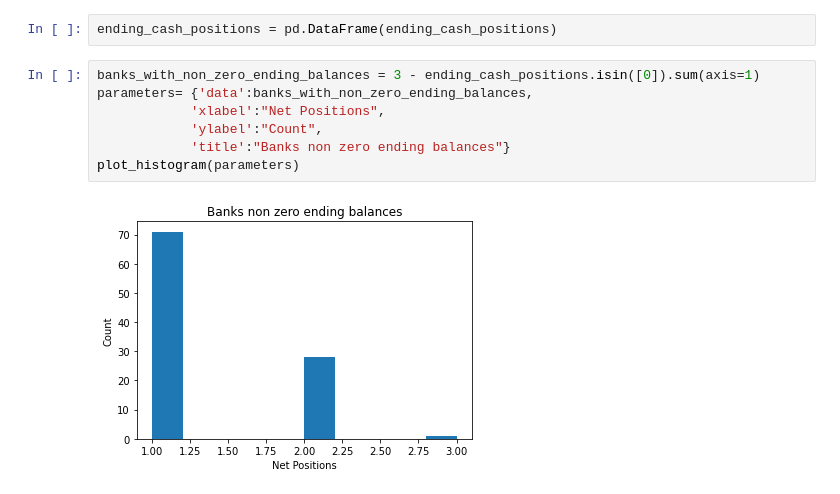
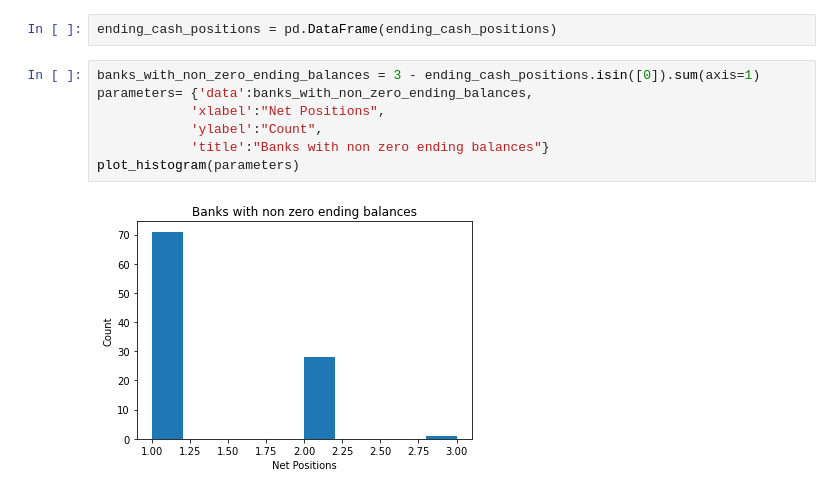
Before and after one commit to yubryanj/Multi-Agent-Reinforcement-Learning-on-Finance-Graphs, a Jupyter notebook: multi_agent/data/data_review.ipynb, the cells around one changed output. Saved outputs shown, nothing was run; the diff lists cells and outputs as text.

```diff
--- a/multi_agent/data/data_review.ipynb
+++ b/multi_agent/data/data_review.ipynb
@@ -103,9 +103,9 @@ ending_cash_positions = pd.DataFrame(ending_cash_positions)
 # %%
 banks_with_non_zero_ending_balances = 3 - ending_cash_positions.isin([0]).sum(axis=1)
 parameters= {'data':banks_with_non_zero_ending_balances,
             'xlabel':"Net Positions",
             'ylabel':"Count",
-            'title':"Banks non zero ending balances"}
+            'title':"Banks with non zero ending balances"}
 plot_histogram(parameters)
 # %% [output]
-[figure, old version]
+[figure, new version]
```
Also changed, not shown: parts of 2 cells of this notebook.
